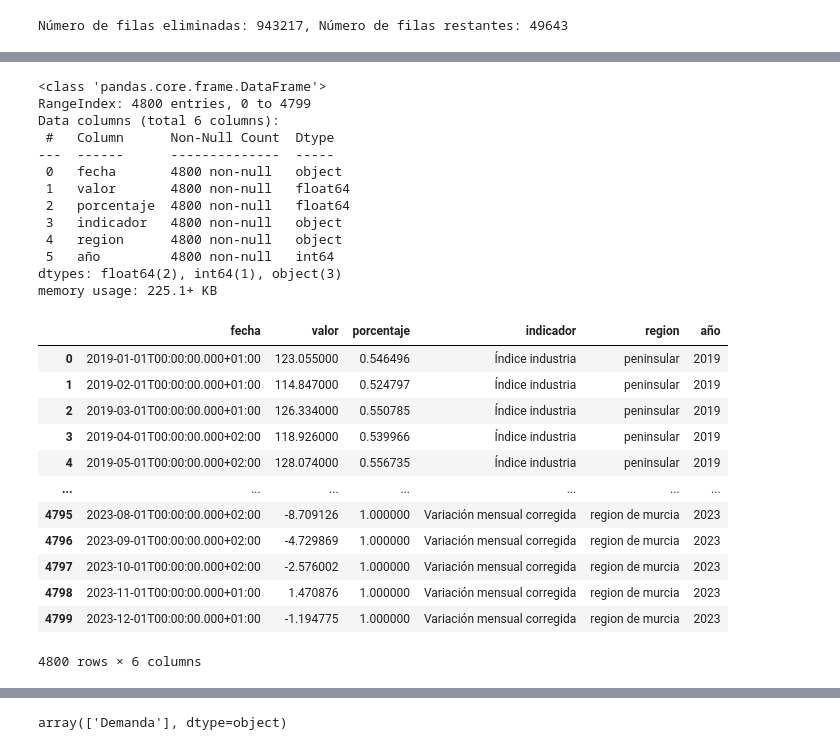
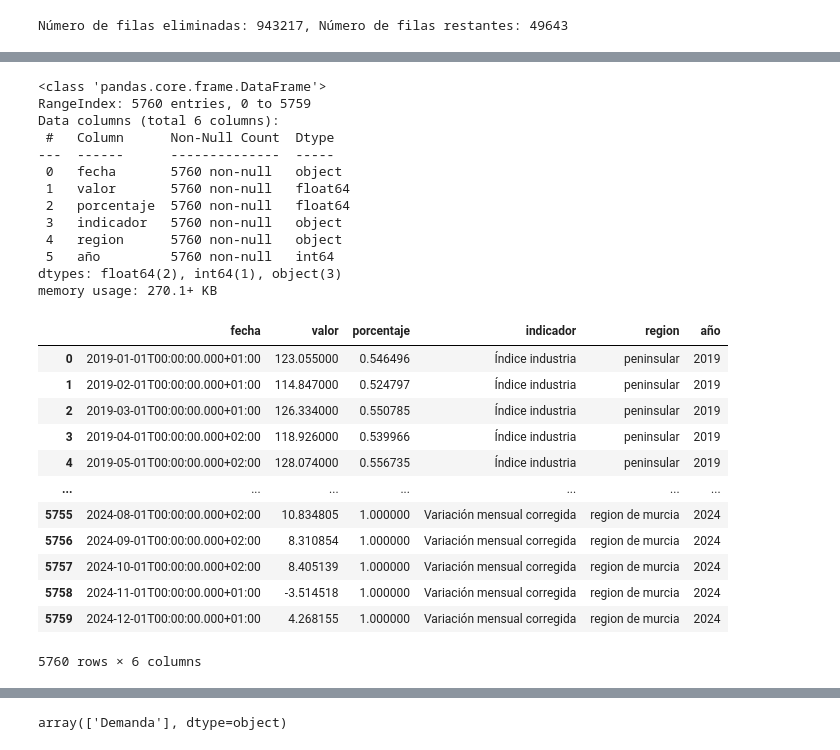
Before and after one commit to Yukiolion/Redes-El-ctricas-Espa-a, a Jupyter notebook: lib/notebooks/02_Preprocesado.ipynb, the cells around one changed output, grey strips where cells are left out. Cells and saved outputs as stored; diff of their text form; code cells hidden in the pictures.

```diff
--- a/lib/notebooks/02_Preprocesado.ipynb
+++ b/lib/notebooks/02_Preprocesado.ipynb
@@ -178,32 +178,32 @@ memory usage: 187.6+ KB
 # %%
-df3_demanda = pd.read_csv('ire-industria.csv')
+df3_demanda = pd.read_csv('../data/sinprocesar/demanda/ire-industria.csv')
 df3_demanda.info()
 df3_demanda
 # %% [output]
 <class 'pandas.core.frame.DataFrame'>
-RangeIndex: 4800 entries, 0 to 4799
+RangeIndex: 5760 entries, 0 to 5759
 Data columns (total 6 columns):
  #   Column      Non-Null Count  Dtype
 ---  ------      --------------  -----
- 0   fecha       4800 non-null   object
- 1   valor       4800 non-null   float64
- 2   porcentaje  4800 non-null   float64
- 3   indicador   4800 non-null   object
- 4   region      4800 non-null   object
- 5   año         4800 non-null   int64
+ 0   fecha       5760 non-null   object
+ 1   valor       5760 non-null   float64
+ 2   porcentaje  5760 non-null   float64
+ 3   indicador   5760 non-null   object
+ 4   region      5760 non-null   object
+ 5   año         5760 non-null   int64
 dtypes: float64(2), int64(1), object(3)
-memory usage: 225.1+ KB
+memory usage: 270.1+ KB
 |  | fecha | valor | porcentaje | indicador | region | año |
 | 0 | 2019-01-01T00:00:00.000+01:00 | 123.055000 | 0.546496 | Índice industria | peninsular | 2019 |
 | 1 | 2019-02-01T00:00:00.000+01:00 | 114.847000 | 0.524797 | Índice industria | peninsular | 2019 |
 | 2 | 2019-03-01T00:00:00.000+01:00 | 126.334000 | 0.550785 | Índice industria | peninsular | 2019 |
 | 3 | 2019-04-01T00:00:00.000+02:00 | 118.926000 | 0.539966 | Índice industria | peninsular | 2019 |
 | 4 | 2019-05-01T00:00:00.000+02:00 | 128.074000 | 0.556735 | Índice industria | peninsular | 2019 |
 | ... | ... | ... | ... | ... | ... | ... |
-| 4795 | 2023-08-01T00:00:00.000+02:00 | -8.709126 | 1.000000 | Variación mensual corregida | region de murcia | 2023 |
-| 4796 | 2023-09-01T00:00:00.000+02:00 | -4.729869 | 1.000000 | Variación mensual corregida | region de murcia | 2023 |
-| 4797 | 2023-10-01T00:00:00.000+02:00 | -2.576002 | 1.000000 | Variación mensual corregida | region de murcia | 2023 |
-| 4798 | 2023-11-01T00:00:00.000+01:00 | 1.470876 | 1.000000 | Variación mensual corregida | region de murcia | 2023 |
-| 4799 | 2023-12-01T00:00:00.000+01:00 | -1.194775 | 1.000000 | Variación mensual corregida | region de murcia | 2023 |
+| 5755 | 2024-08-01T00:00:00.000+02:00 | 10.834805 | 1.000000 | Variación mensual corregida | region de murcia | 2024 |
+| 5756 | 2024-09-01T00:00:00.000+02:00 | 8.310854 | 1.000000 | Variación mensual corregida | region de murcia | 2024 |
+| 5757 | 2024-10-01T00:00:00.000+02:00 | 8.405139 | 1.000000 | Variación mensual corregida | region de murcia | 2024 |
+| 5758 | 2024-11-01T00:00:00.000+01:00 | -3.514518 | 1.000000 | Variación mensual corregida | region de murcia | 2024 |
+| 5759 | 2024-12-01T00:00:00.000+01:00 | 4.268155 | 1.000000 | Variación mensual corregida | region de murcia | 2024 |
-4800 rows × 6 columns
+5760 rows × 6 columns
 # %%
```
Also changed, not shown: parts of 14 cells of this notebook, 7 other files.
